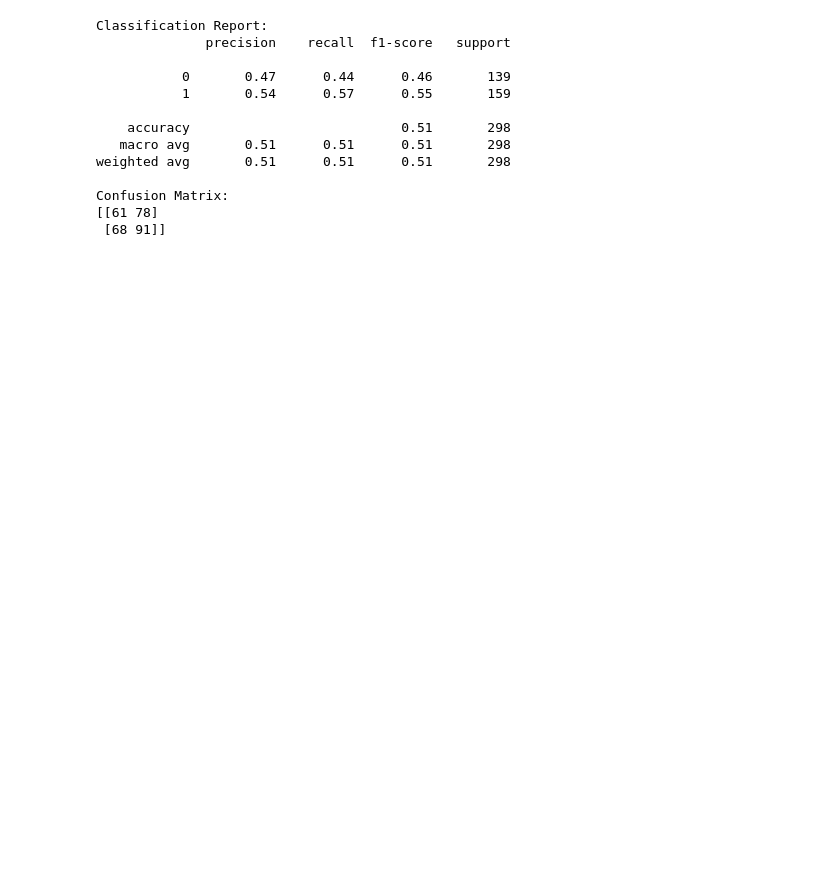
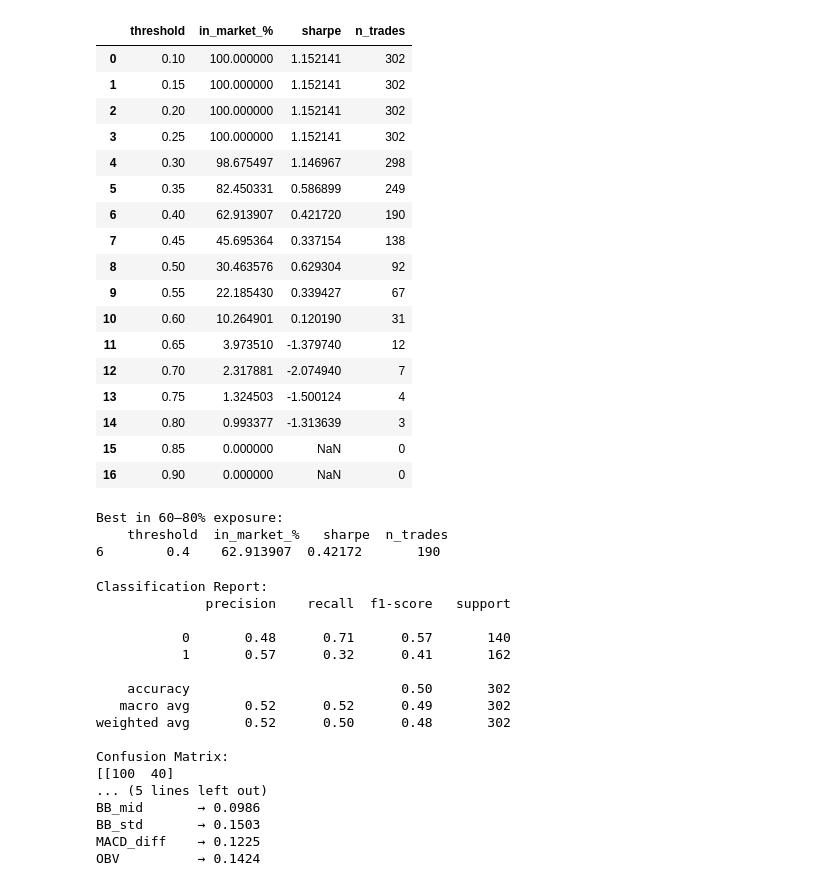
Before and after one commit to RezaPirbhai/MLProject1, a Jupyter notebook: MLProj1.ipynb, the cells around one changed output. Saved outputs shown, nothing was run; the diff lists cells and outputs as text; code cells hidden in the pictures; blank space fills up the shorter version.

```diff
--- a/MLProj1.ipynb
+++ b/MLProj1.ipynb
@@ -70,3 +148,54 @@ RandomForestClassifier(random_state=42)
+# %%
+# ── Evaluate Exposure & Sharpe Across Thresholds ──
+
+probs = model.predict_proba(X_test)[:,1]
+rets  = clean.loc[X_test.index, 'Return']
+n_days = len(rets)
+
+import numpy as np
+import pandas as pd
+
+rows = []
+for thresh in np.linspace(0.1, 0.9, 17):
+    sig       = (probs > thresh).astype(int)
+    n_in_mkt  = sig.sum()
+    exp_pct   = n_in_mkt / n_days * 100
+    strat_ret = rets * sig
+    if strat_ret.std() == 0:
+        sharpe = np.nan
+    else:
+        sharpe = strat_ret.mean() / strat_ret.std() * np.sqrt(252)
+    rows.append((thresh, exp_pct, sharpe, n_in_mkt))
+
+df_thresh = pd.DataFrame(rows, columns=['threshold','in_market_%','sharpe','n_trades'])
+display(df_thresh)
+
+# Pick a candidate threshold where in_market_% ~ 60–80% and sharpe is high
+candidates = df_thresh[(df_thresh['in_market_%'] >= 60) &
+                       (df_thresh['in_market_%'] <= 80)].sort_values('sharpe', ascending=False)
+print("\nBest in 60–80% exposure:\n", candidates.head(3))
+# %% [output]
+|  | threshold | in_market_% | sharpe | n_trades |
+| 0 | 0.10 | 100.000000 | 1.152141 | 302 |
+| 1 | 0.15 | 100.000000 | 1.152141 | 302 |
+| 2 | 0.20 | 100.000000 | 1.152141 | 302 |
+| 3 | 0.25 | 100.000000 | 1.152141 | 302 |
+| 4 | 0.30 | 98.675497 | 1.146967 | 298 |
+| 5 | 0.35 | 82.450331 | 0.586899 | 249 |
+| 6 | 0.40 | 62.913907 | 0.421720 | 190 |
+| 7 | 0.45 | 45.695364 | 0.337154 | 138 |
+| 8 | 0.50 | 30.463576 | 0.629304 | 92 |
+| 9 | 0.55 | 22.185430 | 0.339427 | 67 |
+| 10 | 0.60 | 10.264901 | 0.120190 | 31 |
+| 11 | 0.65 | 3.973510 | -1.379740 | 12 |
+| 12 | 0.70 | 2.317881 | -2.074940 | 7 |
+| 13 | 0.75 | 1.324503 | -1.500124 | 4 |
+| 14 | 0.80 | 0.993377 | -1.313639 | 3 |
+| 15 | 0.85 | 0.000000 | NaN | 0 |
+| 16 | 0.90 | 0.000000 | NaN | 0 |
+Best in 60–80% exposure:
+    threshold  in_market_%   sharpe  n_trades
+6        0.4    62.913907  0.42172       190
 # %%
 # Predict
 predictions = model.predict(X_test)
@@ -77,17 +206,24 @@ print(classification_report(y_test, predictions))
 
 print("Confusion Matrix:")
 print(confusion_matrix(y_test, predictions))
+
+for name, imp in zip(features, model.feature_importances_):
+    print(f"{name:12s} → {imp:.4f}")
 # %% [output]
 Classification Report:
               precision    recall  f1-score   support
 
-           0       0.47      0.44      0.46       139
-           1       0.54      0.57      0.55       159
+           0       0.48      0.71      0.57       140
+           1       0.57      0.32      0.41       162
 
-    accuracy                           0.51       298
-   macro avg       0.51      0.51      0.51       298
-weighted avg       0.51      0.51      0.51       298
+    accuracy                           0.50       302
+   macro avg       0.52      0.52      0.49       302
+weighted avg       0.52      0.50      0.48       302
 
 Confusion Matrix:
-[[61 78]
- [68 91]]
+[[100  40]
+... (5 lines left out)
+BB_mid       → 0.0986
+BB_std       → 0.1503
+MACD_diff    → 0.1225
+OBV          → 0.1424
```
Also changed, not shown: parts of 19 cells of this notebook.
